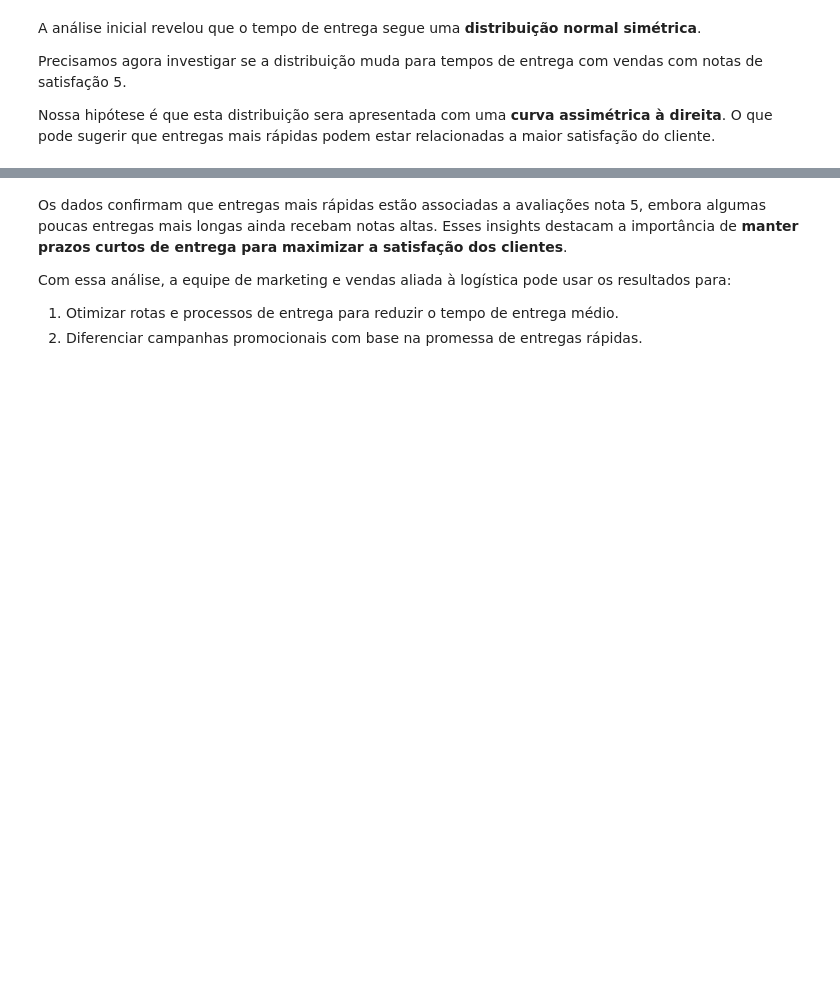
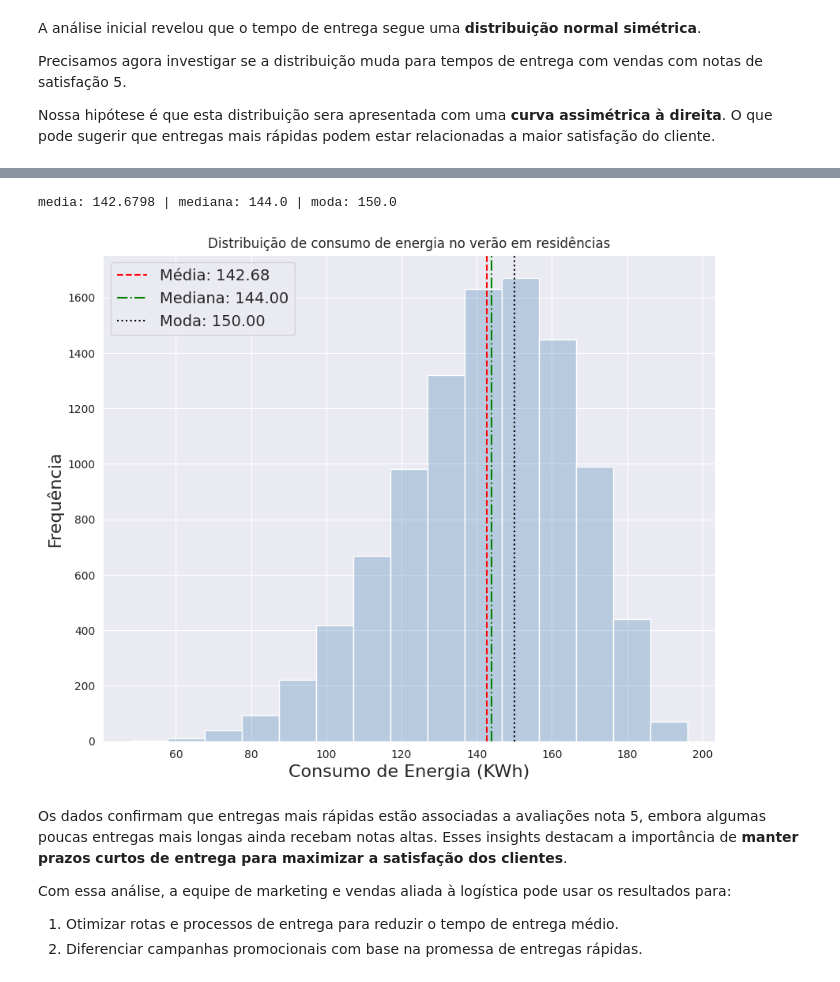
Before and after one commit to lggugs/python, a Jupyter notebook: python_frequencias_e_medidas.ipynb, the cells around one changed output, grey strips where cells are left out. Drawn from its saved outputs; the diff is of its cells as text; code cells hidden in the pictures; blank space fills up the shorter version.

```diff
--- a/python_frequencias_e_medidas.ipynb
+++ b/python_frequencias_e_medidas.ipynb
@@ -1045,3 +1116,49 @@ Nossa hipótese é que esta distribuição sera apresentada com uma **curva assi
+# %%
+# Calcular as medidas de tendência do consumo de energia
+medidas = {
+    'media': df_consumo['Consumo'].mean(),
+    'mediana': df_consumo['Consumo'].median(),
+    'moda': df_consumo['Consumo'].mode()[0]
+}
+
+
+
+media = medidas['media']
+mediana = medidas['mediana']
+moda = medidas['moda']
+print(f"media: {media} | mediana: {mediana} | moda: {moda}")
+# %% [output]
+media: 142.6798 | mediana: 144.0 | moda: 150.0
+# %%
+# ----- Plotar gráfico de consumo de energia -----
+
+# Definir tamanho
+plt.figure(figsize=(10, 8))
+
+sns.set_style('darkgrid')
+
+# Criar histograma
+sns.histplot(df_consumo['Consumo'], bins=15, color='steelblue', alpha=0.3)
+
+
+# Adicionar as linhas para média, mediana e moda
+plt.axvline(media, color="red", linestyle="--", label=f"Média: {media:.2f}")
+plt.axvline(mediana, color="green", linestyle="-.", label=f"Mediana: {mediana:.2f}")
+plt.axvline(moda, color="black", linestyle=":", label=f"Moda: {moda:.2f}")
+
+
+# Títulos e Rótulos
+plt.title('Distribuição de consumo de energia no verão em residências')
+plt.xlabel('Consumo de Energia (KWh)', fontsize=16)
+plt.ylabel('Frequência', fontsize=16)
+
+# Adicionar legenda
+plt.legend(title='', fontsize=14)
+
+# Exibir gráfico
+plt.show()
+# %% [output]
+[figure, added]
 # %% [markdown]
 Os dados confirmam que entregas mais rápidas estão associadas a avaliações nota 5, embora algumas poucas entregas mais longas ainda recebam notas altas. Esses insights destacam a importância de **manter prazos curtos de entrega para maximizar a satisfação dos clientes**.
 
```
Also changed, not shown: parts of 12 cells of this notebook.
